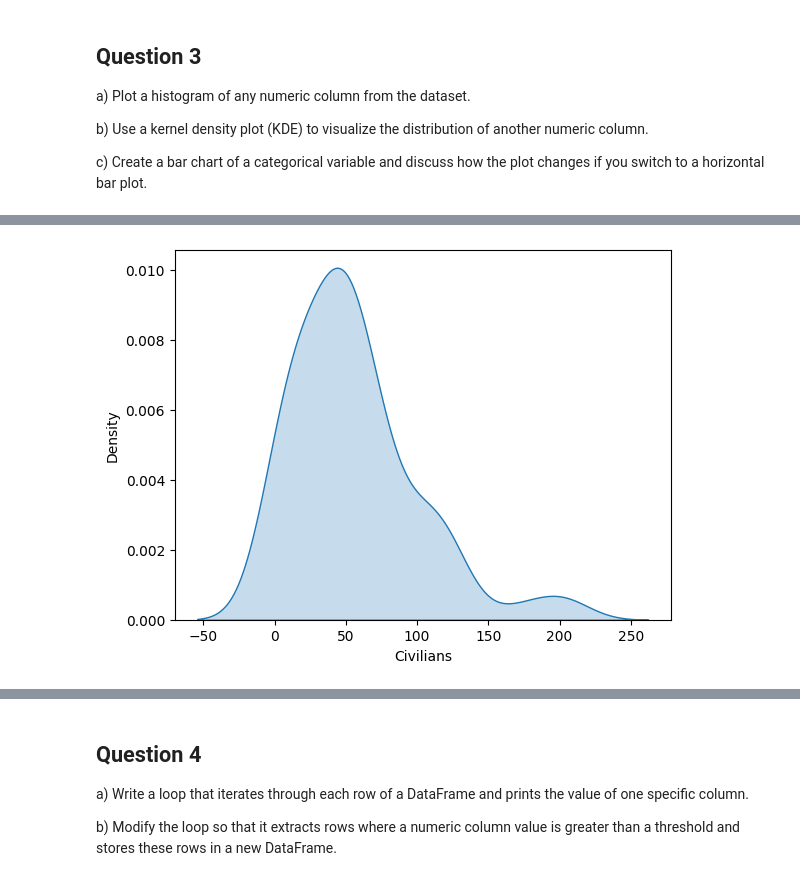
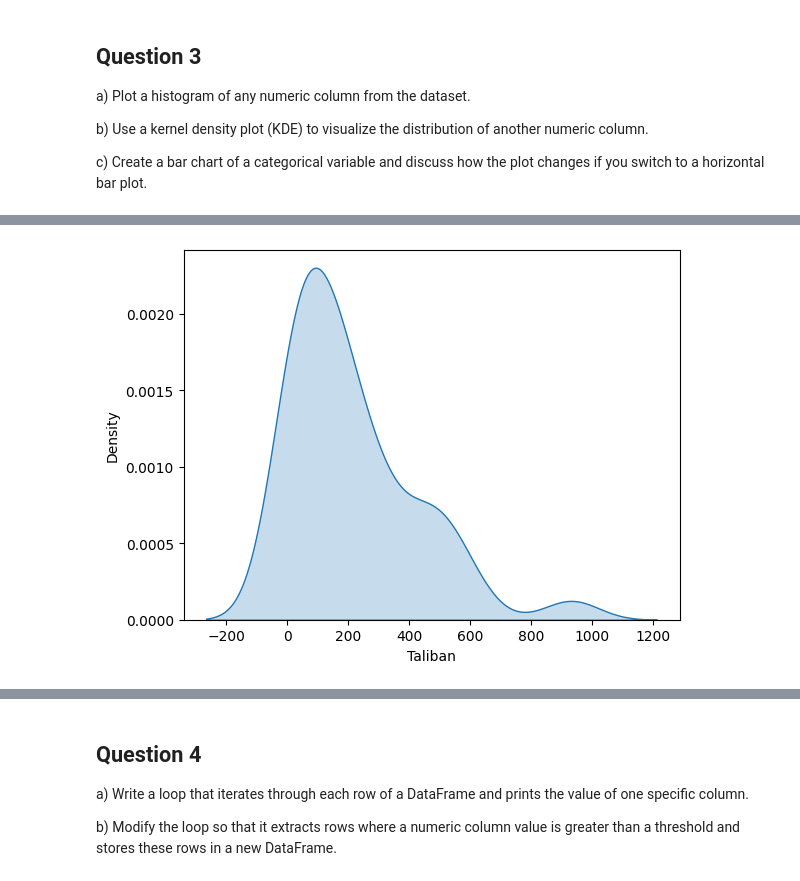
Before and after one commit to AsalMrd/AsalMrd.github.io, a Jupyter notebook: Assignment2.ipynb, the cells around one changed output, grey strips where cells are left out. Cells and saved outputs as stored; diff of their text form; code cells hidden in the pictures.

```diff
--- a/Assignment2.ipynb
+++ b/Assignment2.ipynb
@@ -35,7 +41,7 @@ b) Display the first 5 rows of the dataset using .head().
 
 c) Extract the column names and create a dictionary where each column name is the key, and the first value in that column is the value.
 # %%
-f = 'Assignment 2 Data/war logs.csv'
+f = 'Assignment 2 Data/Wikileaks Afghanistan war logs analysis - TOTAL CASUALTIES, ALL CAUSES.csv'
 db = pd.read_csv(f, skiprows=1)
 db.fillna(0, inplace=True)
 Total_Casualties = db['Taliban'] + db['Civilians'] + db['Afghan forces'] + db['Nato - official figures']
@@ -75,4 +81,4 @@ graph_taliban = sns.displot(db['Taliban'], kde=False)
 # %%
-graph_civilians = sns.kdeplot(db['Civilians'], fill=True)
+taliban_casualties_kde = sns.kdeplot(db['Taliban'], fill=True)
 # %% [output]
-[figure, old version]
+[figure, new version]
```
Also changed, not shown: parts of 11 cells of this notebook.
